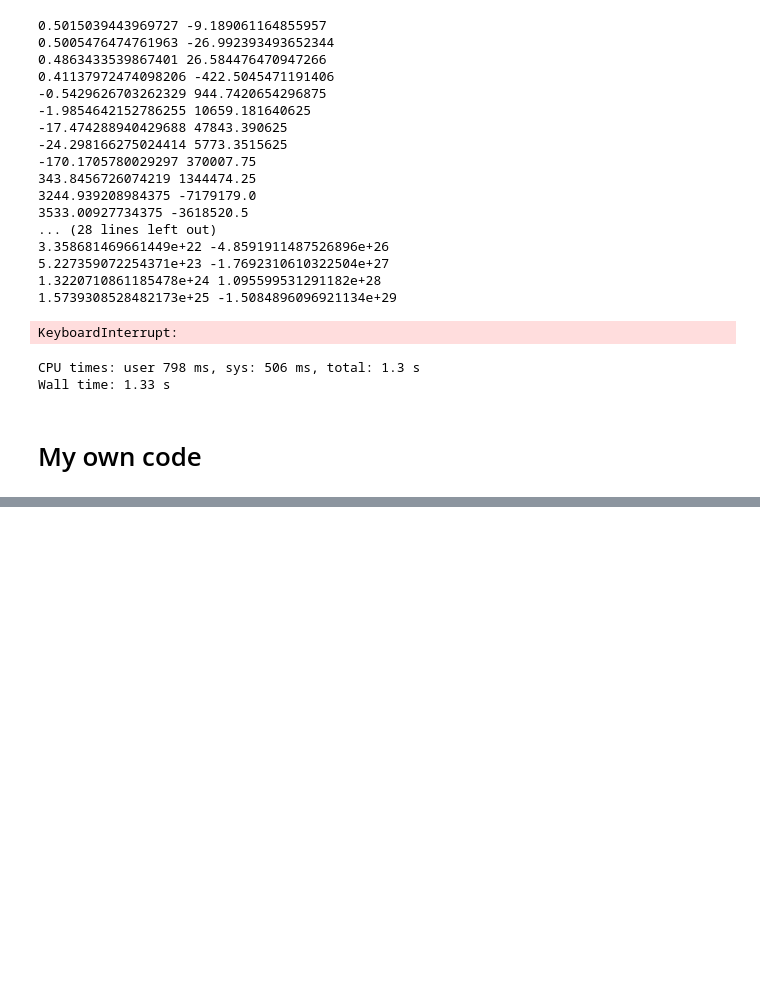
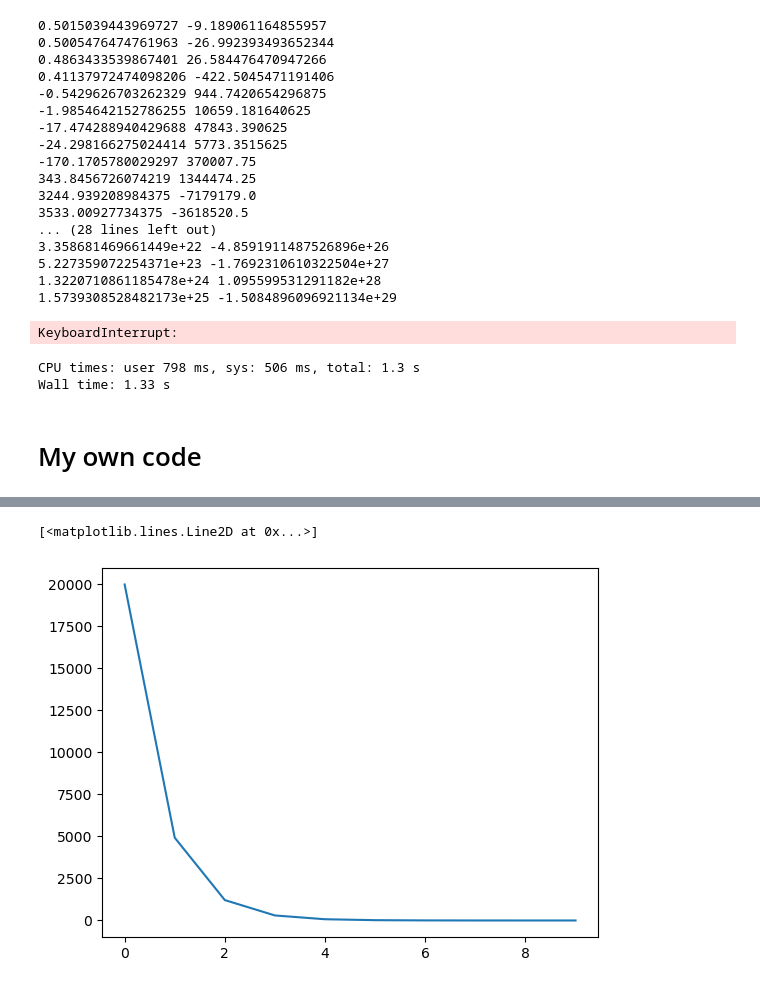
Before and after one commit to piyush41/IMP_Codes, a Jupyter notebook: Pytorch_Basic/14_PyTorchIntro.ipynb, the cells around one changed output, grey strips where cells are left out. Cells and saved outputs as stored; diff of their text form; code cells hidden in the pictures; blank space fills up the shorter version.

```diff
--- a/Pytorch_Basic/14_PyTorchIntro.ipynb
+++ b/Pytorch_Basic/14_PyTorchIntro.ipynb
@@ -596,3 +610,21 @@ x=torch.randn([20,1])
 # %%
-w= torch.ones([1,1],requires_grad=True)
-b=torch.ones([1,1],requires_grad=True)
+w= torch.ones(1,requires_grad=True)
+b=torch.ones(1,requires_grad=True)
+x=torch.randn(50)
+y= 3*x-2
+lr=0.0001
+lt=[]
+# %%
+loss= torch.tensor(100)
+while loss.item()>0.1:
+    print(loss)
+    y_hat=w*x+b
+    loss = torch.sum(y_hat-y)**2
+    loss.backward()
+    lt.append(loss.item())
+    with torch.no_grad():
+        w -= lr * w.grad
+        b -= lr * b.grad
+
+        w.grad.zero_()
+        b.grad.zero_()
@@ -599,3 +642,8 @@ b=torch.ones([1,1],requires_grad=True)
+# %%
+plt.plot(lt)
+# %% [output]
+[<matplotlib.lines.Line2D at 0x...>]
+[figure, added]
 # %%
 w
 # %% [output]
```
Also changed, not shown: parts of 26 cells of this notebook.
